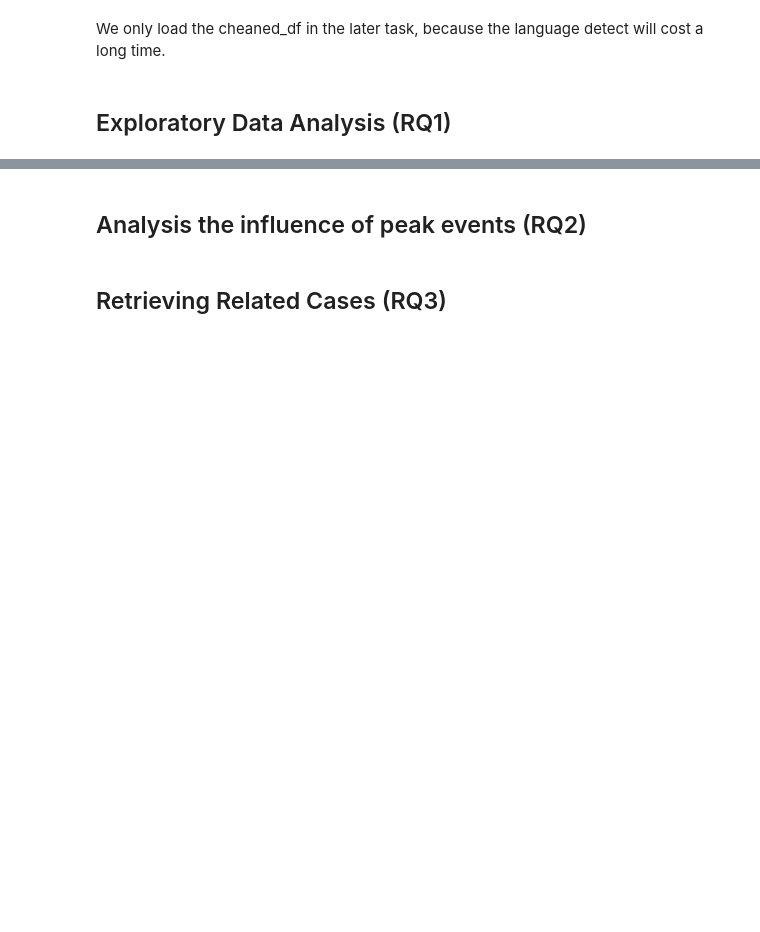
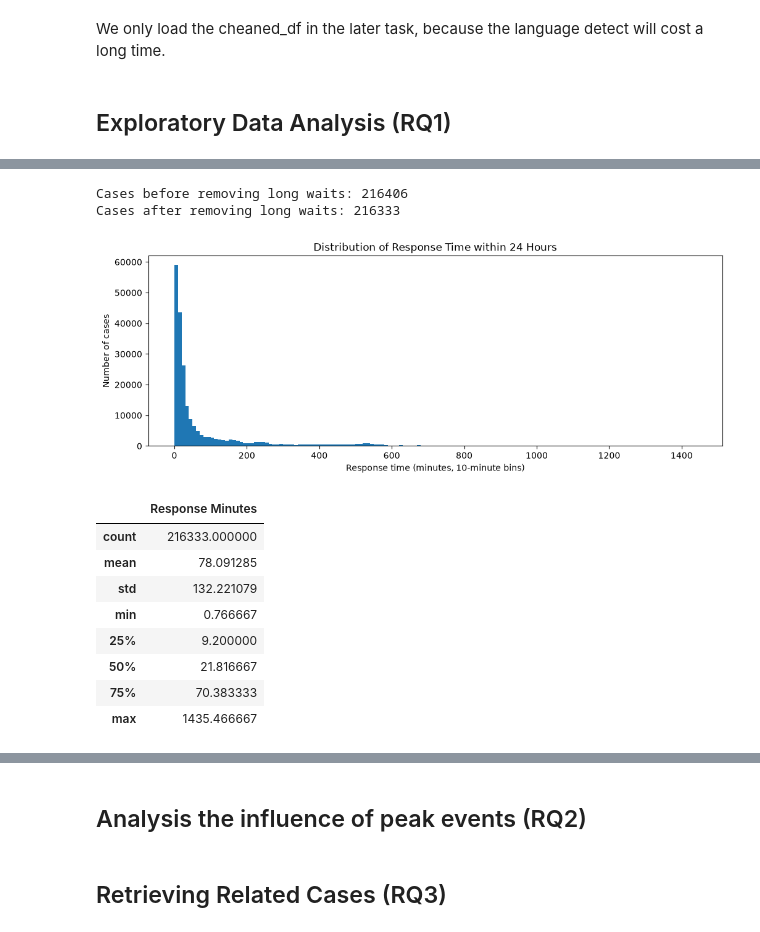
Before and after one commit to Chuandablackpig/CustomerSupportAnalysis, a Jupyter notebook: main.ipynb, the cells around one changed output, grey strips where cells are left out. Cells and saved outputs as stored; diff of their text form; code cells hidden in the pictures; blank space fills up the shorter version.

```diff
--- a/main.ipynb
+++ b/main.ipynb
@@ -377,0 +456,28 @@ We only load the cheaned_df in the later task, because the language detect will
+# %%
+print("Cases before removing long waits:", cases.shape[0])
+# Remove cases that waited more than 24 hours
+cases = cases[cases["response_minutes"] <= 24 * 60].copy()
+print("Cases after removing long waits:", cases.shape[0])
+
+# Plot again with 10-minute bins
+plt.figure(figsize=(12, 4))
+plt.hist(cases["response_minutes"], bins=np.arange(0, 24 * 60 + 10, 10))
+plt.xlabel("Response time (minutes, 10-minute bins)")
+plt.ylabel("Number of cases")
+plt.title("Distribution of Response Time within 24 Hours")
+plt.show()
+
+pd.DataFrame({"Response Minutes": cases["response_minutes"].describe()})
+# %% [output]
+Cases before removing long waits: 216406
+Cases after removing long waits: 216333
+[figure, added]
+|  | Response Minutes |
+| count | 216333.000000 |
+| mean | 78.091285 |
+| std | 132.221079 |
+| min | 0.766667 |
+| 25% | 9.200000 |
+| 50% | 21.816667 |
+| 75% | 70.383333 |
+| max | 1435.466667 |
```
Also changed, not shown: parts of 57 cells of this notebook.
